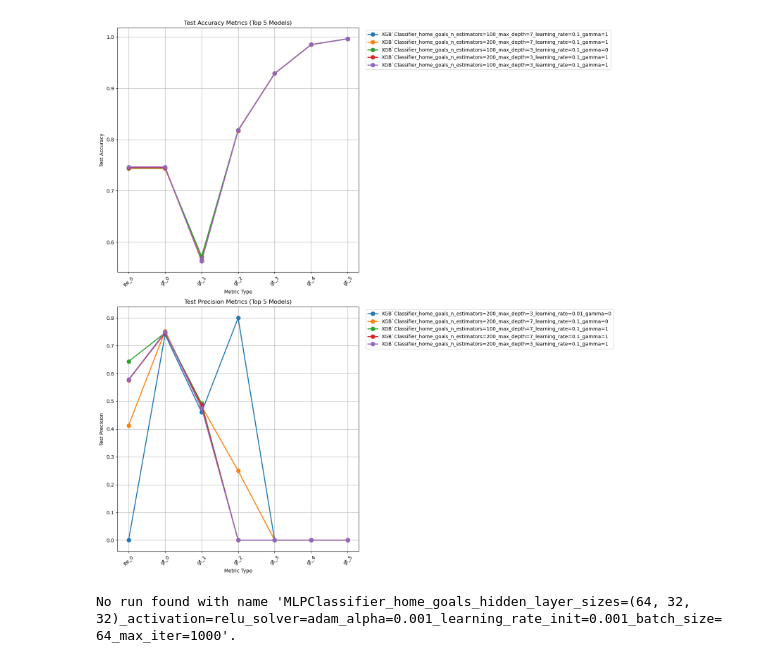
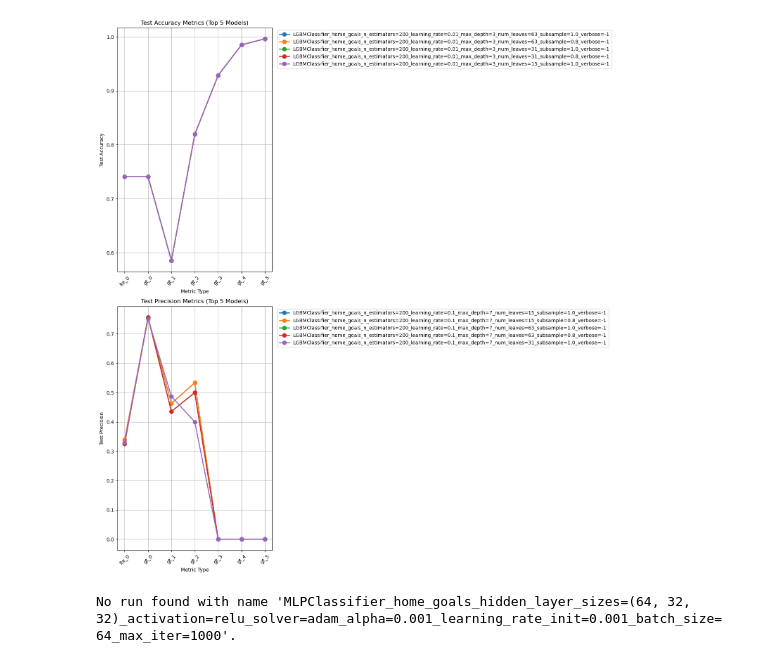
Before and after one commit to 1111111huang/betbot, a Jupyter notebook: notebooks/modeling/baseline.ipynb, the cells around one changed output. Drawn from its saved outputs; the diff is of its cells as text; code cells hidden in the pictures.

```diff
--- a/notebooks/modeling/baseline.ipynb
+++ b/notebooks/modeling/baseline.ipynb
@@ -88,10 +107,10 @@ Logged cross-validation metrics for home_goals with params: {'n_estimators': 200
 # %%
 plot_metrics_for_target_and_model(
-    experiment_name=EXPERIMENT_CONFIG['experiment_name'],
+    experiment_name=TRAINGING_CONFIG['experiment_name'],
     target_col="home_goals",
-    model_name="XGB`Classifier",
+    model_name="LGBMClassifier",
     tracking_uri=f"{REPO_PATH}/mlflow"
 )
 # %% [output]
-[figure, old version]
+[figure, new version]
 # %%
```
Also changed, not shown: parts of 9 cells of this notebook, 2 other files.
